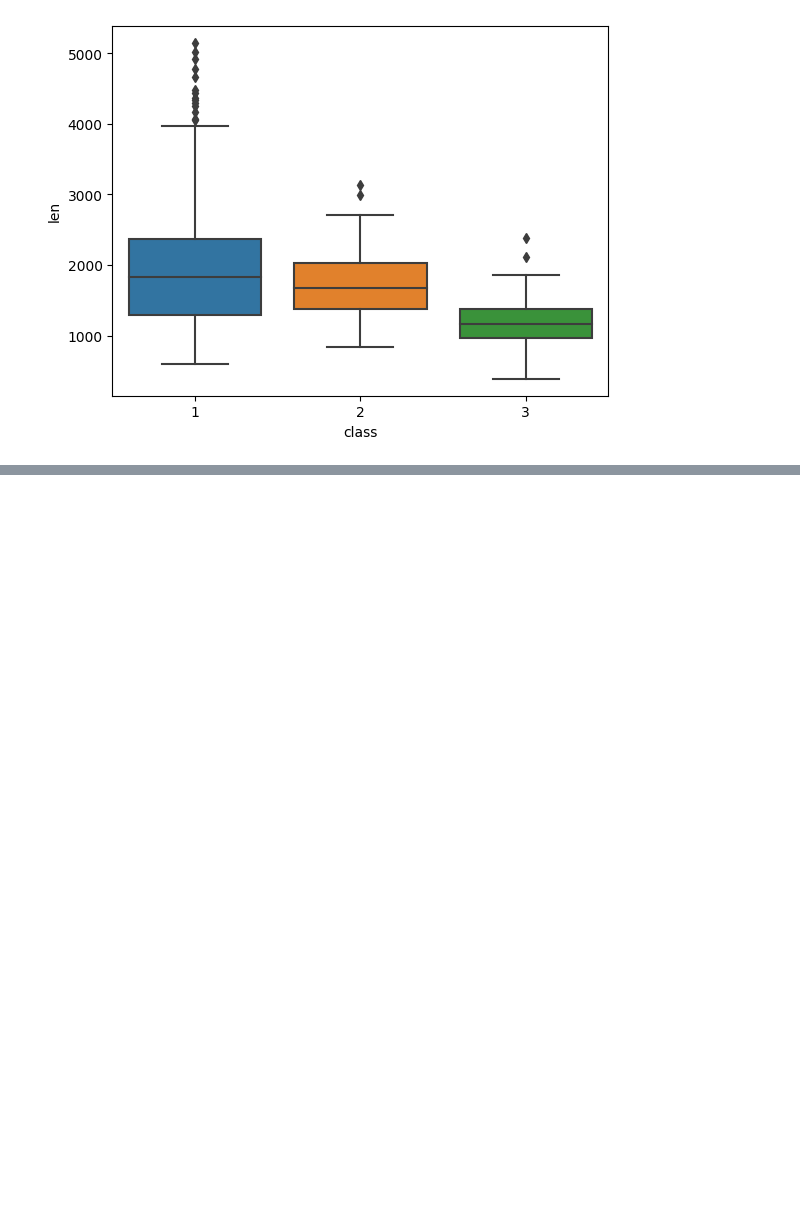
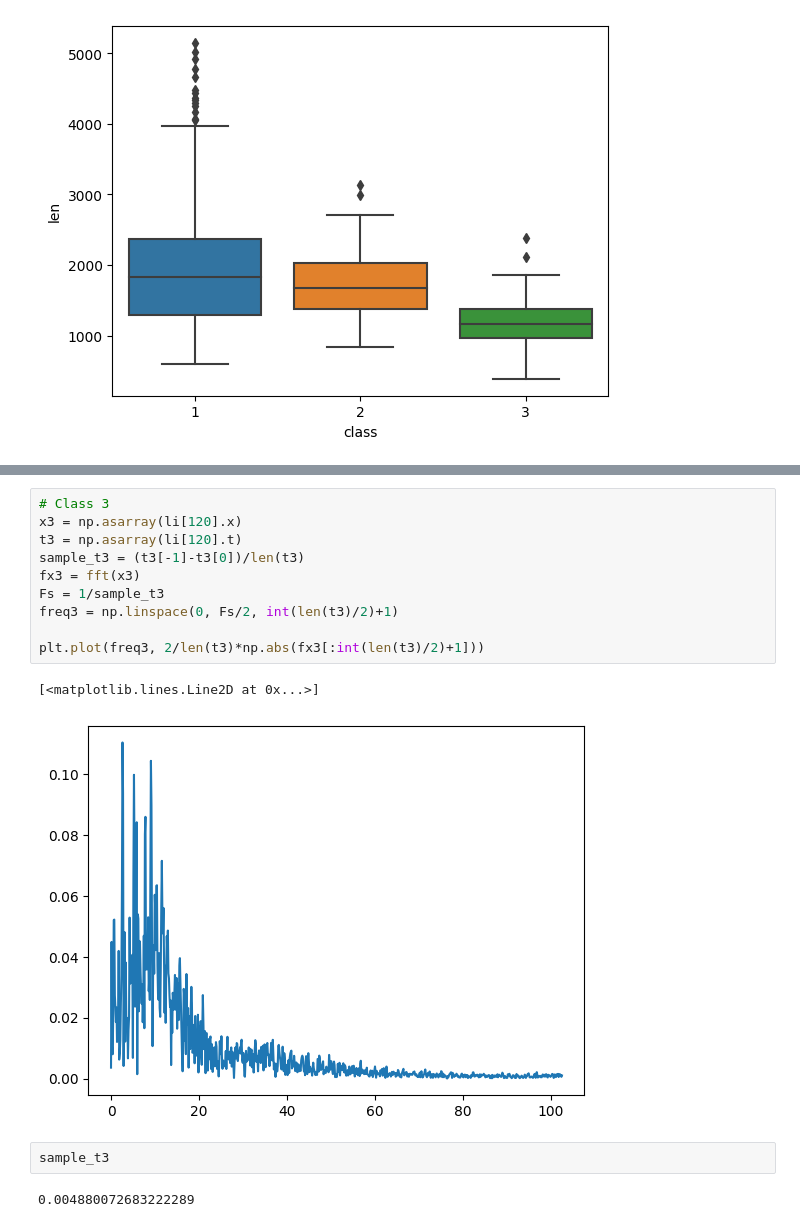
Before and after one commit to Vinavil334/SL4HD, a Jupyter notebook: giochini_len.ipynb, the cells around one changed output, grey strips where cells are left out. Saved outputs shown, nothing was run; the diff lists cells and outputs as text; blank space fills up the shorter version.

```diff
--- a/giochini_len.ipynb
+++ b/giochini_len.ipynb
@@ -100,0 +115,17 @@ freq = np.linspace(0, Fs/2, int(len(t)/2)+1)
+# %%
+# Class 3
+x3 = np.asarray(li[120].x)
+t3 = np.asarray(li[120].t)
+sample_t3 = (t3[-1]-t3[0])/len(t3)
+fx3 = fft(x3)
+Fs = 1/sample_t3
+freq3 = np.linspace(0, Fs/2, int(len(t3)/2)+1)
+
+plt.plot(freq3, 2/len(t3)*np.abs(fx3[:int(len(t3)/2)+1]))
+# %% [output]
+[<matplotlib.lines.Line2D at 0x...>]
+[figure, added]
+# %%
+sample_t3
+# %% [output]
+0.004880072683222289
```
Also changed, not shown: parts of 2 cells of this notebook, 1 other file.
